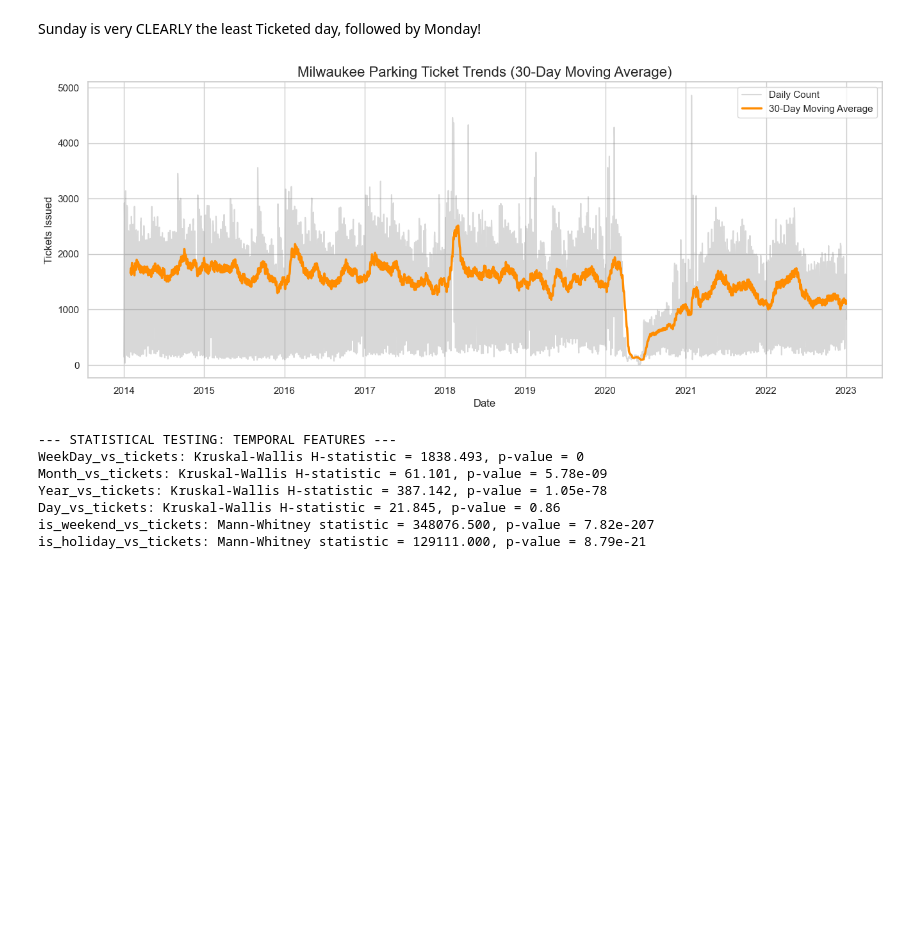
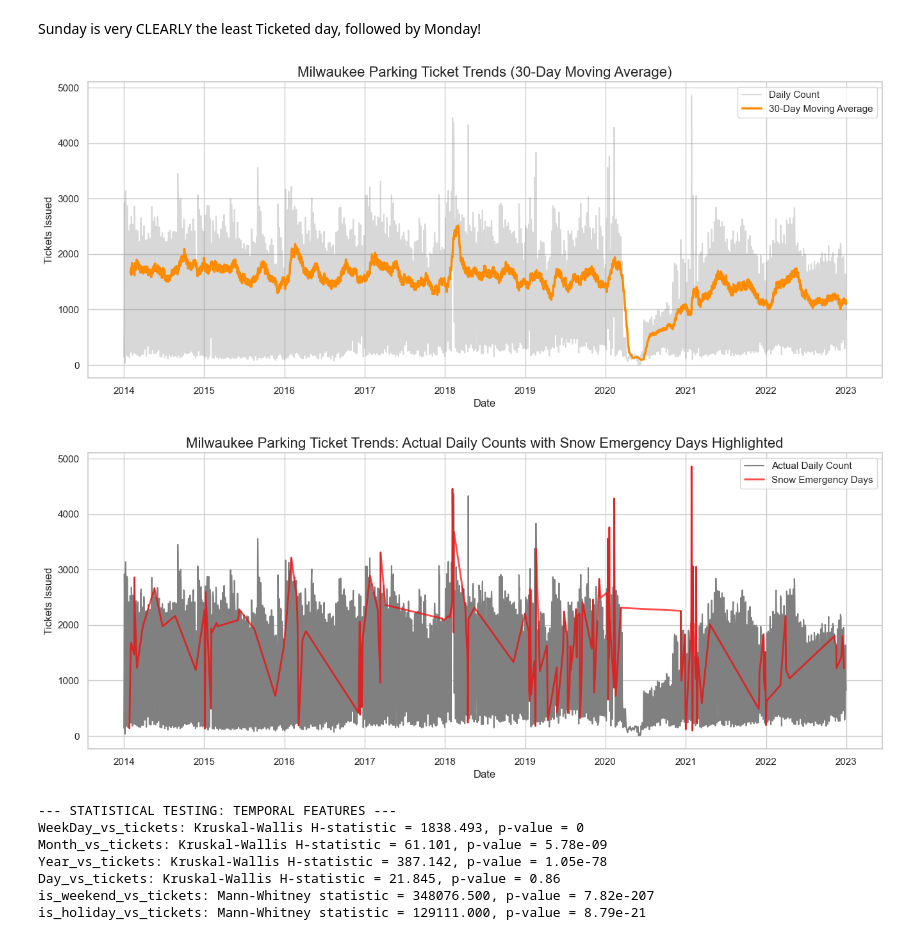
Before and after one commit to johneckberg/Milwaukee-Ticket-Data-Analysis, a Jupyter notebook: parking_final_project.ipynb, the cells around one changed output. Drawn from its saved outputs; the diff is of its cells as text; code cells hidden in the pictures; blank space fills up the shorter version.

```diff
--- a/parking_final_project.ipynb
+++ b/parking_final_project.ipynb
@@ -355,25 +360,37 @@ Sunday is very CLEARLY the least Ticketed day, followed by Monday!
 # %%
 # Dataframe is sorted chronologically
 daily_summary_df = daily_summary_df.sort_values('join_date').reset_index(drop=True)
 
 # Calculate the 30-day moving average  [a single day's ticket total and 29 days prior to that Averaged]
 daily_summary_df['rolling_30d_avg'] = daily_summary_df['total_tickets'].rolling(window=30).mean().shift(1)  # Shift by 1 to avoid look-ahead bias
 
 
 plt.figure(figsize=(16, 6))
 # Plot the noisy daily data lightly in the background
 sns.lineplot(data=daily_summary_df, x='join_date', y='total_tickets', color='gray', alpha=0.3, label='Daily Count')
 
 # Plot the smoothed 30-day average boldly on top
 sns.lineplot(data=daily_summary_df, x='join_date', y='rolling_30d_avg', color='darkorange', linewidth=2.5, label='30-Day Moving Average')
 
 plt.title("Milwaukee Parking Ticket Trends (30-Day Moving Average)", fontsize=16)
 plt.xlabel("Date")
 plt.ylabel("Tickets Issued")
 plt.legend()
 plt.show()
+
+# now we just filter to only see the snow emergency days to see if those are the spikes we see
+snow_emergency_days_df = daily_summary_df[daily_summary_df['is_snow_emergency'] == 1]
+plt.figure(figsize=(16, 6))
+sns.lineplot(data=daily_summary_df, x='join_date', y='total_tickets', color='gray', label='Actual Daily Count')
+sns.lineplot(data=snow_emergency_days_df, x='join_date', y='total_tickets', color='red', alpha=0.7, linewidth=2, label='Snow Emergency Days')
+plt.title("Milwaukee Parking Ticket Trends: Actual Daily Counts with Snow Emergency Days Highlighted", fontsize=16)
+plt.xlabel("Date")
+plt.ylabel("Tickets Issued")
+plt.legend()
+plt.show()
 # %% [output]
 [figure]
+[figure, added]
 # %%
 # Statistical Testing -- Temporal Features
 from scipy.stats import kruskal
```
Also changed, not shown: parts of 16 cells of this notebook.
